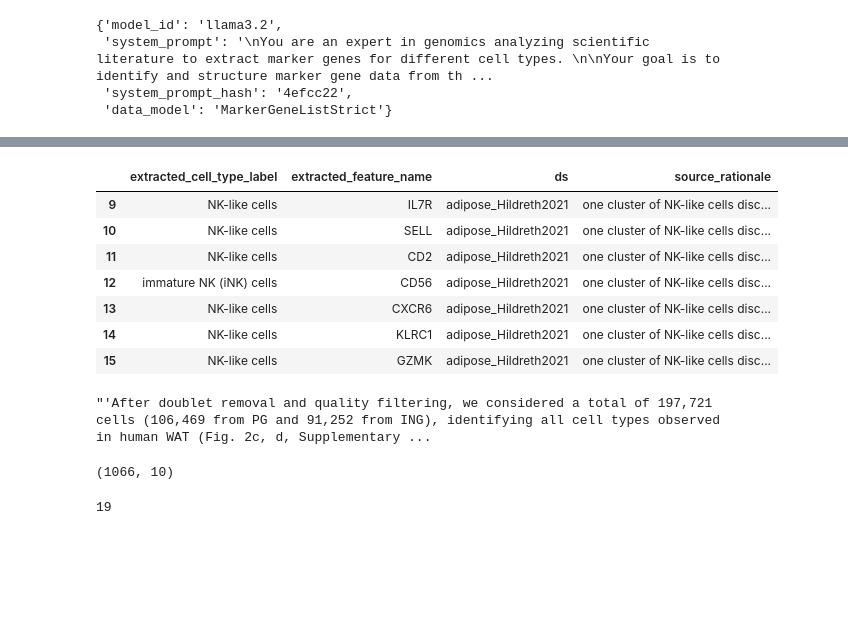
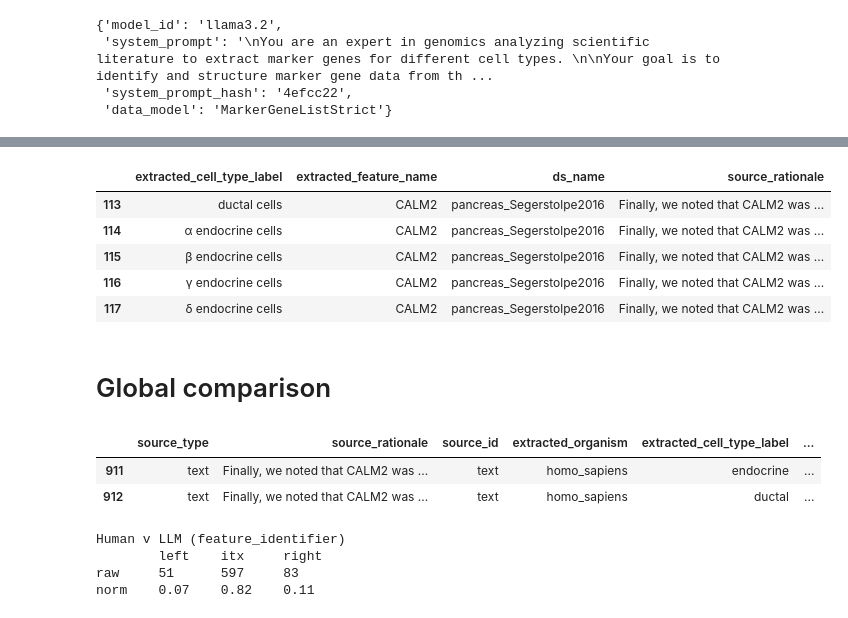
Before and after one commit to sbooeshaghi/llmarkers, a Jupyter notebook: analysis/comparison/llm_hmn.ipynb, the cells around one changed output, grey strips where cells are left out. Cells and saved outputs as stored; diff of their text form; code cells hidden in the pictures; blank space fills up the shorter version.

```diff
--- a/analysis/comparison/llm_hmn.ipynb
+++ b/analysis/comparison/llm_hmn.ipynb
@@ -54,5 +90,5 @@ print(short_hash("mystring"))  # Example output: 'aaf4c61'
 # %% [output]
 bd3ff47
 # %%
-folder_name = "evidence_llm_llama3.2_MarkerGeneListStrict_4efcc22"
+folder_name = "/Users/sinabooeshaghi/projects/llmarkers/analysis/llm/evidence_llm_llama3.2_MarkerGeneListStrict_4efcc22"
 # %%
@@ -159,23 +189,43 @@ llm.query(f"source_rationale == {src}")[["extracted_cell_type_label", "extracted
 # %%
-hmn.query(f"source_rationale == {src}")[["extracted_cell_type_label", "extracted_feature_name", "ds", "source_rationale"]]
+hmn.query(f"source_rationale == {src}")[["extracted_cell_type_label", "extracted_feature_name", "ds_name", "source_rationale"]]
 # %% [output]
-|  | extracted_cell_type_label | extracted_feature_name | ds | source_rationale |
-| 9 | NK-like cells | IL7R | adipose_Hildreth2021 | one cluster of NK-like cells disc... |
-| 10 | NK-like cells | SELL | adipose_Hildreth2021 | one cluster of NK-like cells disc... |
-| 11 | NK-like cells | CD2 | adipose_Hildreth2021 | one cluster of NK-like cells disc... |
-| 12 | immature NK (iNK) cells | CD56 | adipose_Hildreth2021 | one cluster of NK-like cells disc... |
-| 13 | NK-like cells | CXCR6 | adipose_Hildreth2021 | one cluster of NK-like cells disc... |
-| 14 | NK-like cells | KLRC1 | adipose_Hildreth2021 | one cluster of NK-like cells disc... |
-| 15 | NK-like cells | GZMK | adipose_Hildreth2021 | one cluster of NK-like cells disc... |
+|  | extracted_cell_type_label | extracted_feature_name | ds_name | source_rationale |
+| 113 | ductal cells | CALM2 | pancreas_Segerstolpe2016 | Finally, we noted that CALM2 was ... |
+| 114 | α endocrine cells | CALM2 | pancreas_Segerstolpe2016 | Finally, we noted that CALM2 was ... |
+| 115 | β endocrine cells | CALM2 | pancreas_Segerstolpe2016 | Finally, we noted that CALM2 was ... |
+| 116 | γ endocrine cells | CALM2 | pancreas_Segerstolpe2016 | Finally, we noted that CALM2 was ... |
+| 117 | δ endocrine cells | CALM2 | pancreas_Segerstolpe2016 | Finally, we noted that CALM2 was ... |
-# %%
-src
-# %% [output]
-"'After doublet removal and quality filtering, we considered a total of 197,721 cells (106,469 from PG and 91,252 from ING), identifying all cell types observed in human WAT (Fig. 2c, d, Supplementary ...
-# %%
-hmn.shape
-# %% [output]
-(1066, 10)
-# %%
-hmn.ds.nunique()
-# %% [output]
-19
+# %% [markdown]
+# Global comparison
+# %%
+llm.query(f"source_rationale == {src}")
+# %% [output]
+|  | source_type | source_rationale | source_id | extracted_organism | extracted_cell_type_label | ... |
+| 911 | text | Finally, we noted that CALM2 was ... | text | homo_sapiens | endocrine | ... |
+| 912 | text | Finally, we noted that CALM2 was ... | text | homo_sapiens | ductal | ... |
+# %%
+# for each source_rationale,
+# first globally compare the cell types, then genes,
+# then the genes per celltype
+
+feature = "feature_identifier"
+
+hmn_features = pd.Series(hmn[feature].unique()).dropna().tolist()
+llm_features = pd.Series(llm[feature].unique()).dropna().tolist()
+
+l, x, r  = set_cmp(hmn_features, llm_features)                # raw counts
+nl, nx, nr = np.array([l,x,r]) / np.array([l,x,r]).sum()      # normalized counts
+lv, xv, rv  = set_cmp(hmn_features, llm_features, vals=True)  # actual lists
+
+gene_vals = [l,x,r]
+gene_nvals = [nl,nx,nr]
+
+print(f"Human v LLM ({feature})")
+print("\tleft\titx\tright")
+print(f"raw\t{l}\t{x}\t{r}")
+print(f"norm\t{nl:.2f}\t{nx:.2f}\t{nr:.2f}")
+# %% [output]
+Human v LLM (feature_identifier)
+        left    itx     right
+raw     51      597     83
+norm    0.07    0.82    0.11
```
Also changed, not shown: parts of 20 cells of this notebook, 12 other files.
